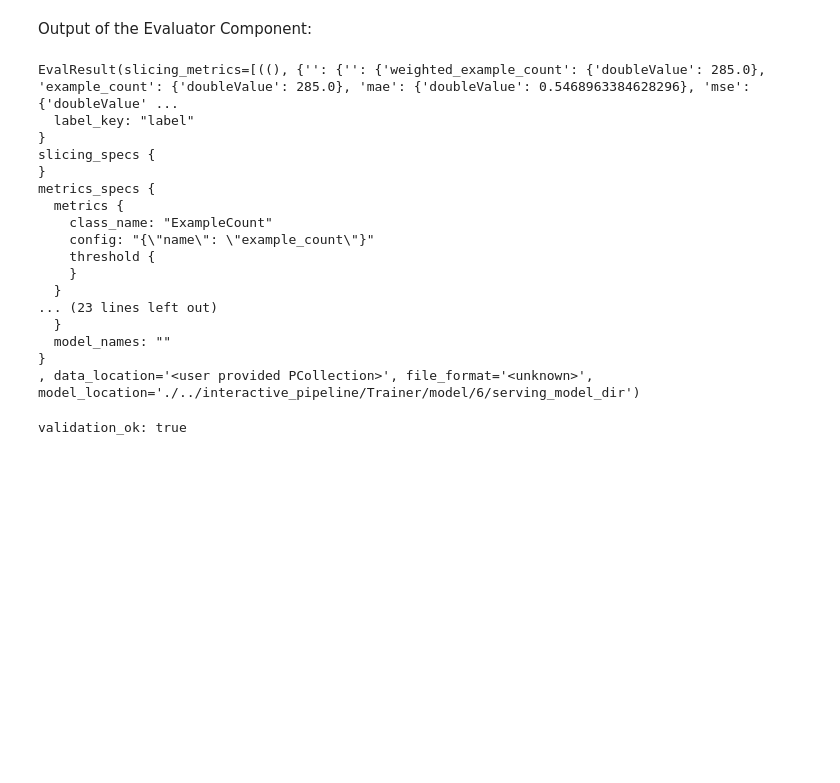
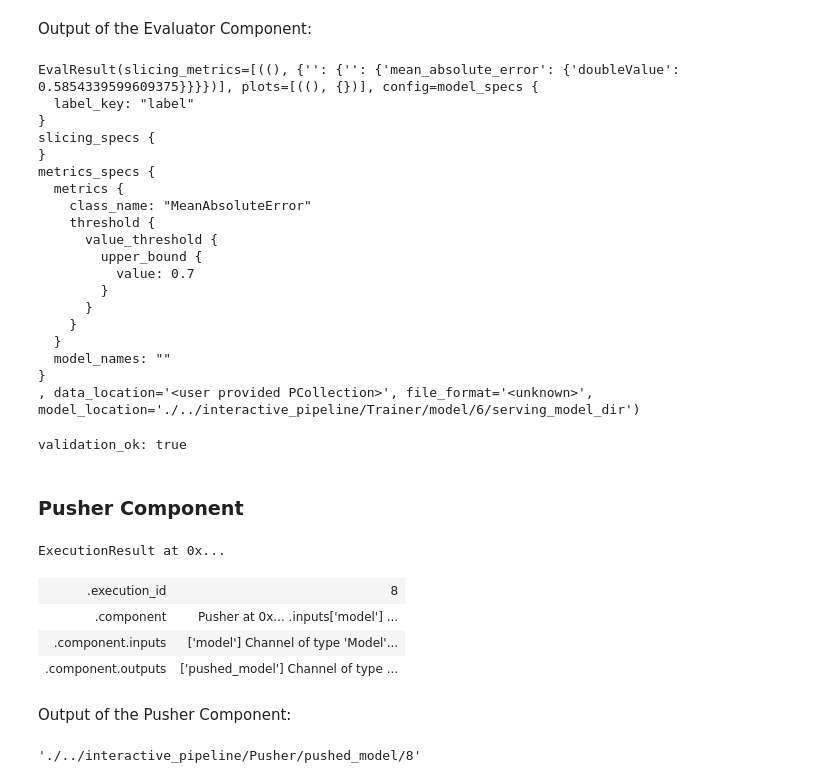
Before and after one commit to novicasarenac/tf-time-series, a Jupyter notebook: src/interactive_pipeline.ipynb, the cells around one changed output. Saved outputs shown, nothing was run; the diff lists cells and outputs as text; code cells hidden in the pictures; blank space fills up the shorter version.

Commit message:
Fixed model blessing. Added Pusher component.

```diff
--- a/src/interactive_pipeline.ipynb
+++ b/src/interactive_pipeline.ipynb
@@ -30,6 +32,7 @@ TFRECORD_PATH = os.path.join(DATA_PATH, 'dataset.tfrecord')
 TRANSFORM_MODULE = 'transform.py'
 TRAINER_MODULE = 'trainer.py'
 LABEL_KEY = 'label'
+SERVING_MODEL_DIR = './../serving_model'
 # %% [markdown]
 ## Preprocessed data
 
@@ -328,8 +334,8 @@ trainer = Trainer(module_file=TRAINER_MODULE,
                   schema=schema_gen.outputs['schema'],
                   transform_graph=transform.outputs['transform_graph'],
                   custom_executor_spec=executor_spec.ExecutorClassSpec(GenericExecutor),
-                  train_args=trainer_pb2.TrainArgs(num_steps=35),
-                  eval_args=trainer_pb2.EvalArgs(num_steps=8))
+                  train_args=trainer_pb2.TrainArgs(num_steps=200),
+                  eval_args=trainer_pb2.EvalArgs(num_steps=35))
 
 context.run(trainer)
 # %% [output]
@@ -368,14 +374,16 @@ Channel of type 'Model' (1 artifact) at 0x...
 # %%
 model_spec = tfma.ModelSpec(label_key=LABEL_KEY)
 slicing_spec = tfma.SlicingSpec()
-metrics = [
-    tf.keras.metrics.MeanSquaredError(name='mse'),
-    tf.keras.metrics.MeanAbsoluteError(name='mae')
-]
-metrics_specs = tfma.metrics.specs_from_metrics(metrics)
+
+value_threshold = tfma.GenericValueThreshold(upper_bound={'value': 0.7})
+threshold = tfma.MetricThreshold(value_threshold=value_threshold)
+metric_config = tfma.MetricConfig(class_name='MeanAbsoluteError',
+                                  threshold=threshold)
+metrics_spec = tfma.MetricsSpec(metrics=[metric_config])
+
 eval_config = tfma.EvalConfig(model_specs=[model_spec],
                               slicing_specs=[slicing_spec],
-                              metrics_specs=metrics_specs)
+                              metrics_specs=[metrics_spec])
 
 evaluator = Evaluator(examples=example_gen.outputs['examples'],
                       model=trainer.outputs['model'],
@@ -395,19 +403,21 @@ Output of the Evaluator Component:
 eval_path = evaluator.outputs['evaluation'].get()[0].uri
 tfma.load_eval_result(output_path=eval_path)
 # %% [output]
-EvalResult(slicing_metrics=[((), {'': {'': {'weighted_example_count': {'doubleValue': 285.0}, 'example_count': {'doubleValue': 285.0}, 'mae': {'doubleValue': 0.5468963384628296}, 'mse': {'doubleValue' ...
+EvalResult(slicing_metrics=[((), {'': {'': {'mean_absolute_error': {'doubleValue': 0.5854339599609375}}}})], plots=[((), {})], config=model_specs {
   label_key: "label"
 }
 slicing_specs {
 }
 metrics_specs {
   metrics {
-    class_name: "ExampleCount"
-    config: "{\"name\": \"example_count\"}"
+    class_name: "MeanAbsoluteError"
     threshold {
+      value_threshold {
+        upper_bound {
+          value: 0.7
+        }
+      }
     }
-  }
-... (23 lines left out)
   }
   model_names: ""
 }
@@ -417,3 +427,25 @@ blessing_uri = evaluator.outputs['blessing'].get()[0].uri
 tfma.load_validation_result(eval_path)
 # %% [output]
 validation_ok: true
+# %% [markdown]
+### Pusher Component
+# %%
+filesystem = pusher_pb2.PushDestination.Filesystem(base_directory=SERVING_MODEL_DIR)
+push_destination = pusher_pb2.PushDestination(filesystem=filesystem)
+pusher = Pusher(model=trainer.outputs['model'],
+                model_blessing=evaluator.outputs['blessing'],
+                push_destination=push_destination)
+
+context.run(pusher)
+# %% [output]
+ExecutionResult at 0x...
+| .execution_id | 8 |
+| .component | Pusher at 0x... .inputs['model'] ... |
+| .component.inputs | ['model'] Channel of type 'Model'... |
+| .component.outputs | ['pushed_model'] Channel of type ... |
+# %% [markdown]
+Output of the Pusher Component:
+# %%
+pusher.outputs['pushed_model']._artifacts[0].uri
+# %% [output]
+'./../interactive_pipeline/Pusher/pushed_model/8'
```
Also changed, not shown: parts of 4 cells of this notebook, 6 other files.
